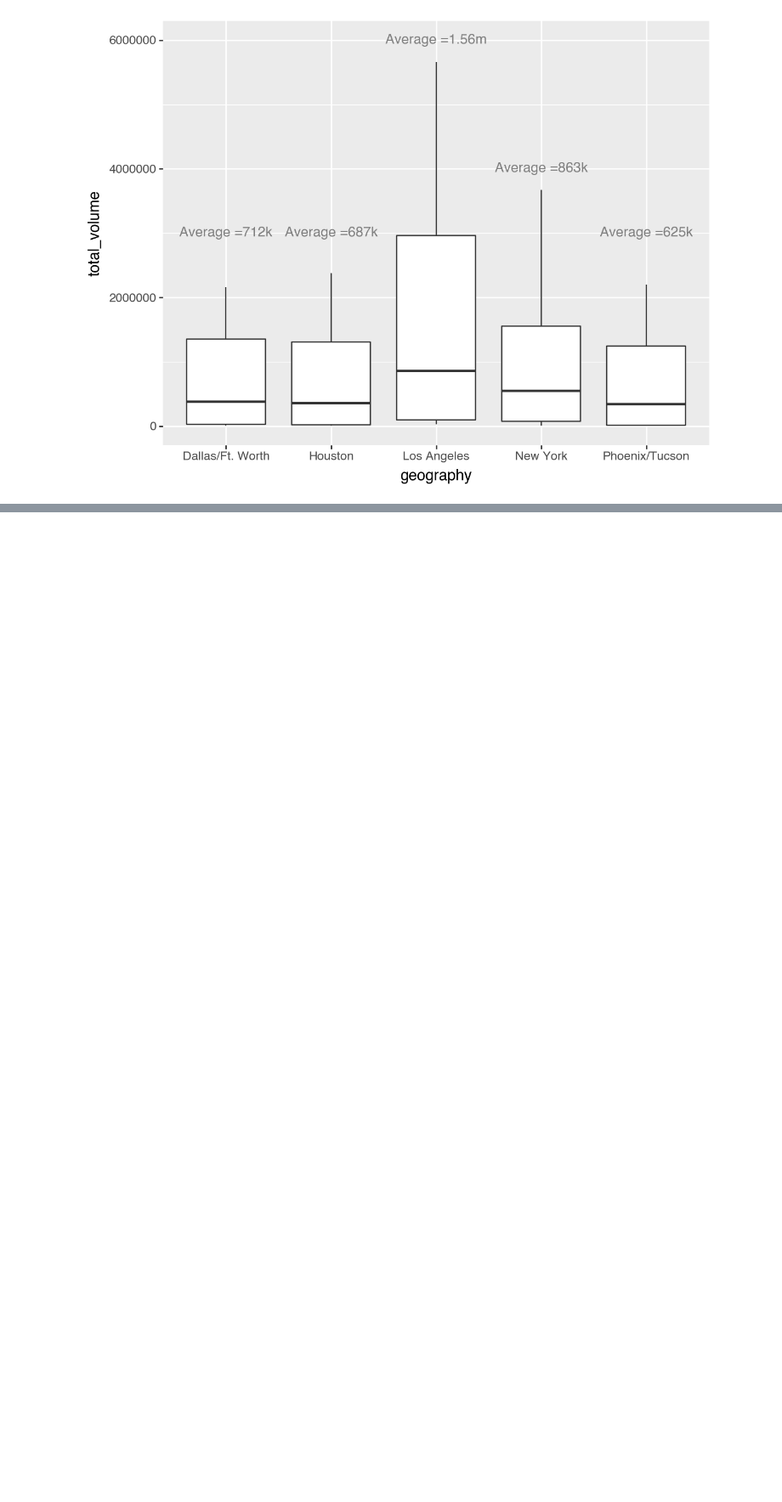
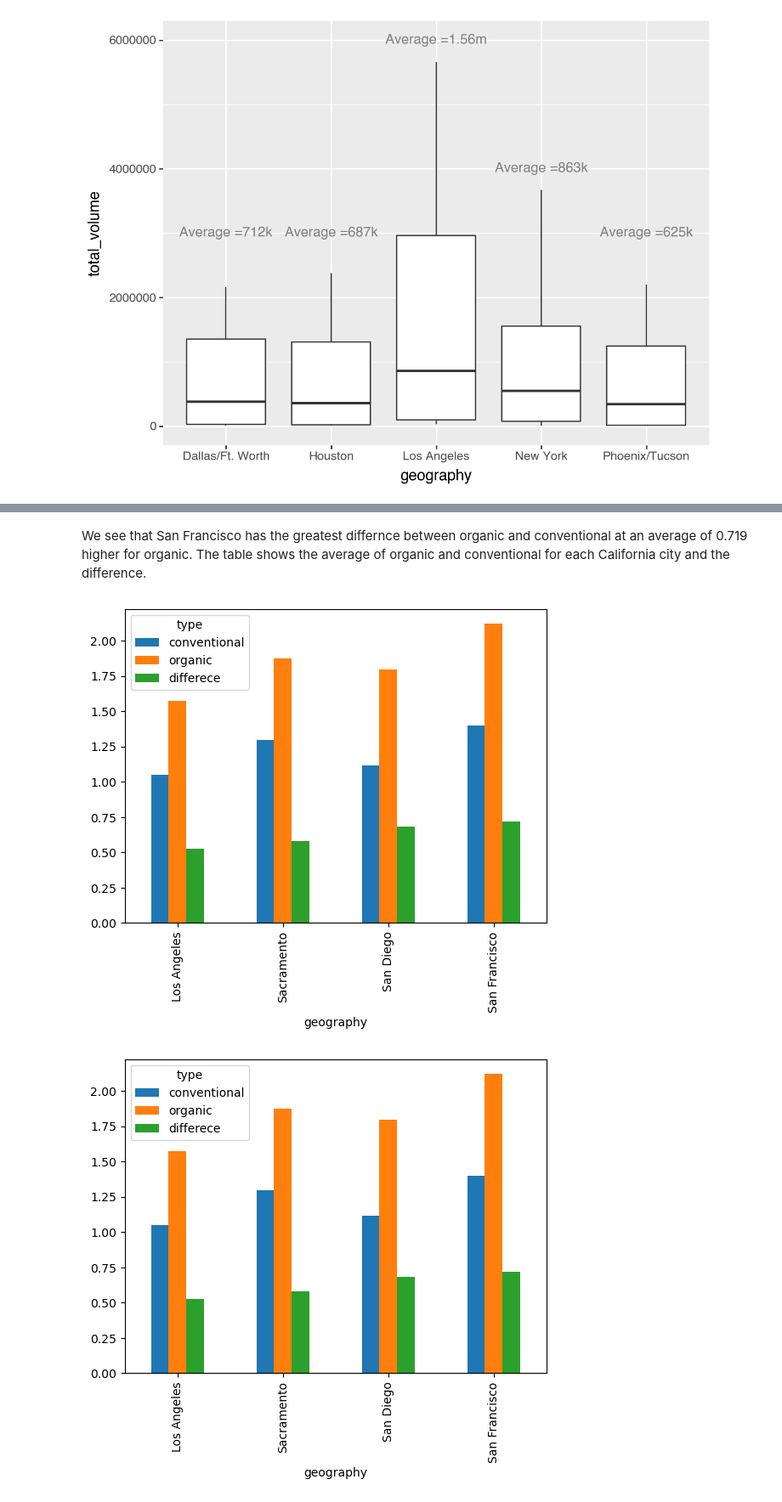
Before and after one commit to EthanSchultz49/GSB-544, a Jupyter notebook: Week_2/Lab2.ipynb, the cells around one changed output, grey strips where cells are left out. Shown at 85% size. Saved outputs shown, nothing was run; the diff lists cells and outputs as text; code cells hidden in the pictures; blank space fills up the shorter version.

```diff
--- a/Week_2/Lab2.ipynb
+++ b/Week_2/Lab2.ipynb
@@ -158,0 +159,8 @@ We can see that the metro regions that sold the most total avocados are Los Ange
+# %%
+#6
+cali = ['Los Angeles', 'San Diego', 'Sacramento', 'San Francisco']
+filt_cali = data2[data2['geography'].isin(cali)]
+filt_cali
+wide_cali = filt_cali.pivot_table(index = "geography", columns= "type", values = "average_price", aggfunc='mean')
+wide_cali['differece'] = wide_cali['organic'] - wide_cali['conventional']
+wide_cali
@@ -158,0 +174,10 @@ We can see that the metro regions that sold the most total avocados are Los Ange
+# %% [markdown]
+We see that San Francisco has the greatest differnce between organic and conventional at an average of 0.719 higher for organic. The table shows the average of organic and conventional for each California city and the difference.
+# %%
+
+import matplotlib.pyplot as plt
+plot = wide_cali.plot(kind='bar')
+plt.show()
+# %% [output]
+[figure, added]
+[figure, added]
```
Also changed, not shown: parts of 4 cells of this notebook.
